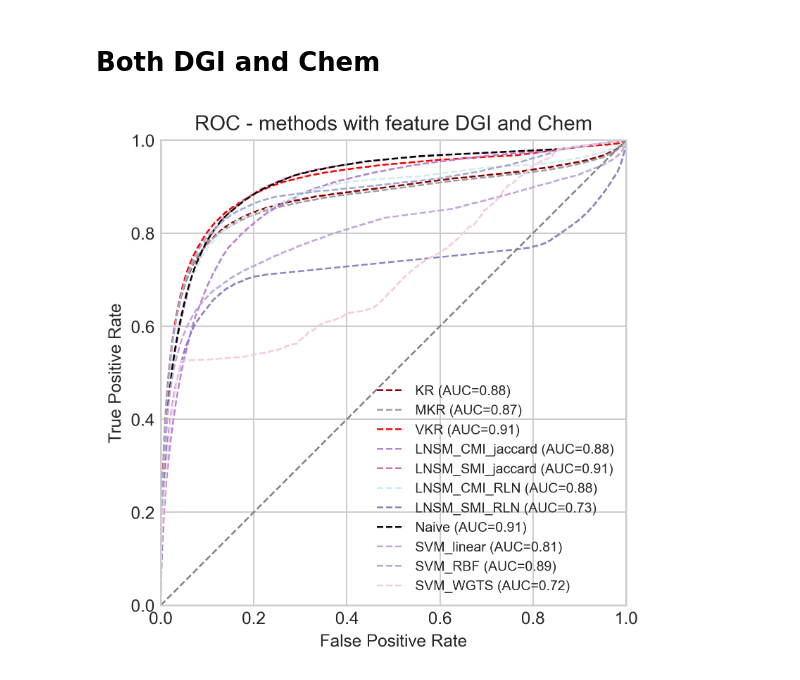
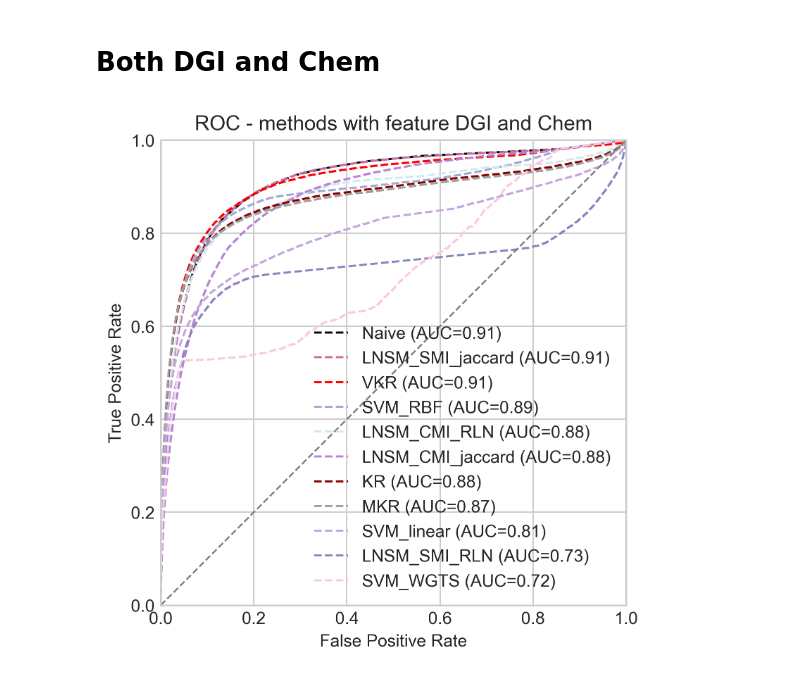
Before and after one commit to YezhaoZhong/VKR, a Jupyter notebook: Figs/Overall.ipynb, the cells around one changed output. Saved outputs shown, nothing was run; the diff lists cells and outputs as text; code cells hidden in the pictures.

```diff
--- a/Figs/Overall.ipynb
+++ b/Figs/Overall.ipynb
@@ -378,74 +395,78 @@ colors = [
          "#96CCCB",
         #  "#9DC3E7",
         ]
 
 plt.style.use("seaborn-whitegrid")
 
-
-plt.figure(figsize=(5,5), dpi=350)
-for name, data, colorname in zip(names, datas1, colors):
-    # print(data)
-    fpr = data.iloc[0,:]
-    tpr = data.iloc[1,:]
-    plt.plot(fpr, tpr, lw=1., label='{} (AUC={:.2f})'.format(name, auc(fpr, tpr)),color = colorname, linestyle='--')
-    plt.axis('square')
-    plt.xlim([0, 1])
-    plt.ylim([0, 1])
-    plt.xlabel('False Positive Rate')
-    plt.ylabel('True Positive Rate')
-    plt.title('ROC - methods with feature DGI and Chem')
-    plt.legend(loc='lower right',fontsize=8)
-plt.plot([0, 1], [0, 1], '--', lw=1, color = 'grey')
-plt.savefig(fname="overall_ROC_DGI_Chem.jpg",bbox_inches="tight")
-plt.show()
-
-
-
-plt.figure(figsize=(5,5), dpi=350)
-for name, data, colorname in zip(names, datas2, colors):
-    # print(data)
-    pr = data.iloc[0,:]
-    rc = data.iloc[1,:]
-    plt.plot(rc, pr, lw=1., label='{} (AUC={:.2f})'.format(name, auc(rc, pr)),color = colorname, linestyle='--')
-    plt.axis('square')
-    plt.xlim([0, 1])
-    plt.ylim([0, 1])
-    plt.xlabel('Recall')
-    plt.ylabel('Precsion')
-    plt.title('PR - methods with feature DGI and Chem')
-    plt.legend(loc='upper right',fontsize=8)
-plt.plot([0, 1], [1, 0], '--', lw=1, color = 'grey')
-plt.savefig(fname="overall_PR_DGI_Chem.jpg",bbox_inches="tight")
-plt.show()
-
 AUPR = []
 AUROC = []
-plt.figure(figsize=(5,5), dpi=350)
 for data1, data2 in zip(datas1, datas2):
     fpr = data1.iloc[0,:]
     tpr = data1.iloc[1,:]
 
     pr = data2.iloc[0,:]
     rc = data2.iloc[1,:]
     AUPR.append(auc(rc, pr))
     AUROC.append(auc(fpr, tpr))
-    # print(newAUC)
-# AUPR_normalized = (AUPR - np.mean(AUPR)) / np.std(AUPR)
-# AUROC_normalized = (AUROC - np.mean(AUROC)) / np.std(AUROC)
-# newAUC = AUROC_normalized + AUPR_normalized
+
+sort_idx = np.argsort(-np.array(AUROC))
+names1_ranked = [names[i] for i in sort_idx]
+datas1_ranked = [datas1[i] for i in sort_idx]
+colors1_ranked = [colors[i] for i in sort_idx]
+
+plt.figure(figsize=(5,5), dpi=350)
+for name, data, colorname in zip(names1_ranked, datas1_ranked, colors1_ranked):
+    # print(data)
+    fpr = data.iloc[0,:]
+    tpr = data.iloc[1,:]
+    plt.plot(fpr, tpr, lw=1.2, label='{} (AUC={:.2f})'.format(name, auc(fpr, tpr)),color = colorname, linestyle='--')
+    plt.axis('square')
+    plt.xlim([0, 1])
+    plt.ylim([0, 1])
+    plt.xlabel('False Positive Rate')
+    plt.ylabel('True Positive Rate')
+    plt.title('ROC - methods with feature DGI and Chem')
+    plt.legend(loc='lower right',fontsize=10)
+plt.plot([0, 1], [0, 1], '--', lw=1, color = 'grey')
+plt.savefig(fname="overall_ROC_DGI_Chem.jpg",bbox_inches="tight")
+plt.show()
+
+sort_idx = np.argsort(-np.array(AUPR))
+names2_ranked = [names[i] for i in sort_idx]
+datas2_ranked = [datas2[i] for i in sort_idx]
+colors2_ranked = [colors[i] for i in sort_idx]
+
+plt.figure(figsize=(5,5), dpi=350)
+for name, data, colorname in zip(names2_ranked, datas2_ranked, colors2_ranked):
+    # print(data)
+    pr = data.iloc[0,:]
+    rc = data.iloc[1,:]
+    plt.plot(rc, pr, lw=1.2, label='{} (AUC={:.2f})'.format(name, auc(rc, pr)),color = colorname, linestyle='--')
+    plt.axis('square')
+    plt.xlim([0, 1])
+    plt.ylim([0, 1])
+    plt.xlabel('Recall')
+    plt.ylabel('Precsion')
+    plt.title('PR - methods with feature DGI and Chem')
+    plt.legend(loc='upper right',fontsize=9)
+plt.plot([0, 1], [1, 0], '--', lw=1, color = 'grey')
+plt.savefig(fname="overall_PR_DGI_Chem.jpg",bbox_inches="tight")
+plt.show()
+
+plt.figure(figsize=(5,5), dpi=350)
 
 newAUC = np.array(AUROC) + np.array(AUPR)
 sort_idx = np.argsort(-newAUC)
 xaxis = np.arange(0, 0+len(newAUC), 1)
 for x,y in zip(xaxis, newAUC[sort_idx].tolist()):
-    plt.text(x-0.18, y-0.06, round(y,3), rotation=90, color='white')
+    plt.text(x-0.18, y-0.06, '{:.3f}'.format(y), rotation=90, color='white')
 plt.hlines(newAUC[7], xmin=-0.5, xmax=10.5, linestyles="--", lw=1.5, colors="black")
 plt.bar(np.array(names)[sort_idx], newAUC[sort_idx], color = np.array(colors)[sort_idx])
 # plt.axis('square')
 plt.ylim([0.9, 1.4])
 plt.xticks(rotation = 90)
 plt.title('AUPR + AUROC with feature DGI and Chem')
 plt.savefig(fname="newAUC_DGI_Chem.jpg",bbox_inches="tight")
 plt.show()
 # %% [output]
-[figure, old version]
+[figure, new version]
```
Also changed, not shown: parts of 3 cells of this notebook.
